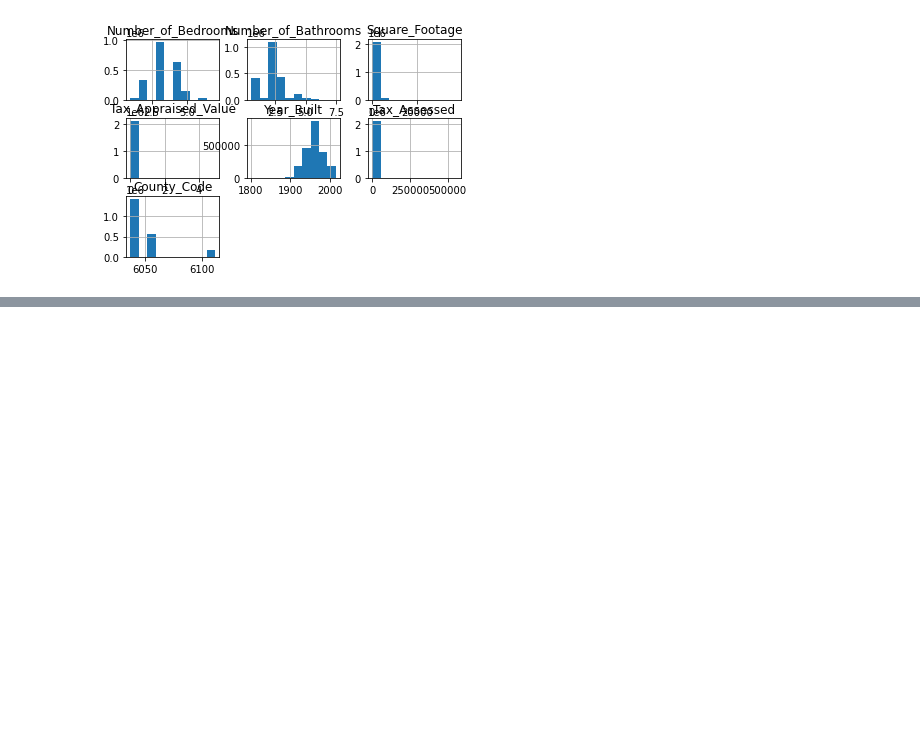
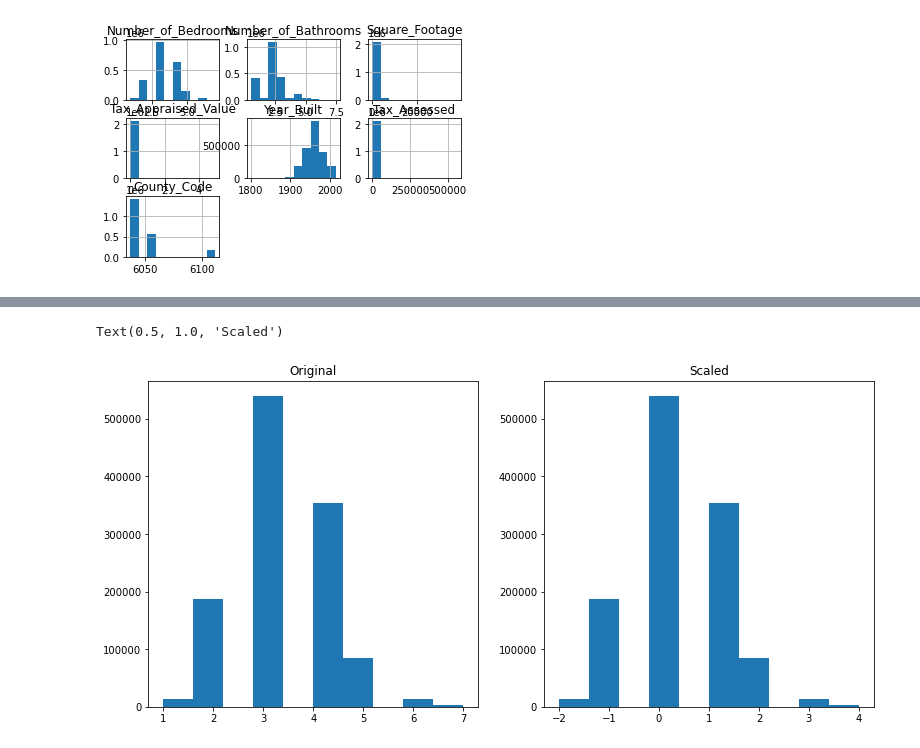
Before and after one commit to lochlynlaskowski/regression-exercises, a Jupyter notebook: scaling.ipynb, the cells around one changed output, grey strips where cells are left out. Drawn from its saved outputs; the diff is of its cells as text; code cells hidden in the pictures; blank space fills up the shorter version.

```diff
--- a/scaling.ipynb
+++ b/scaling.ipynb
@@ -106,0 +120,15 @@ Text(0.5, 1.0, 'Scaled')
+# %%
+scaler = sklearn.preprocessing.RobustScaler()
+train_scaled = train.copy()
+train_scaled[columns_to_scale] = scaler.fit_transform(train_scaled[columns_to_scale])
+# %%
+plt.figure(figsize=(13, 6))
+plt.subplot(121)
+plt.hist(train.Number_of_Bedrooms)
+plt.title('Original')
+plt.subplot(122)
+plt.hist(train_scaled.Number_of_Bedrooms)
+plt.title('Scaled')
+# %% [output]
+Text(0.5, 1.0, 'Scaled')
+[figure, added]
```
Also changed, not shown: parts of 21 cells of this notebook, 3 other files.
